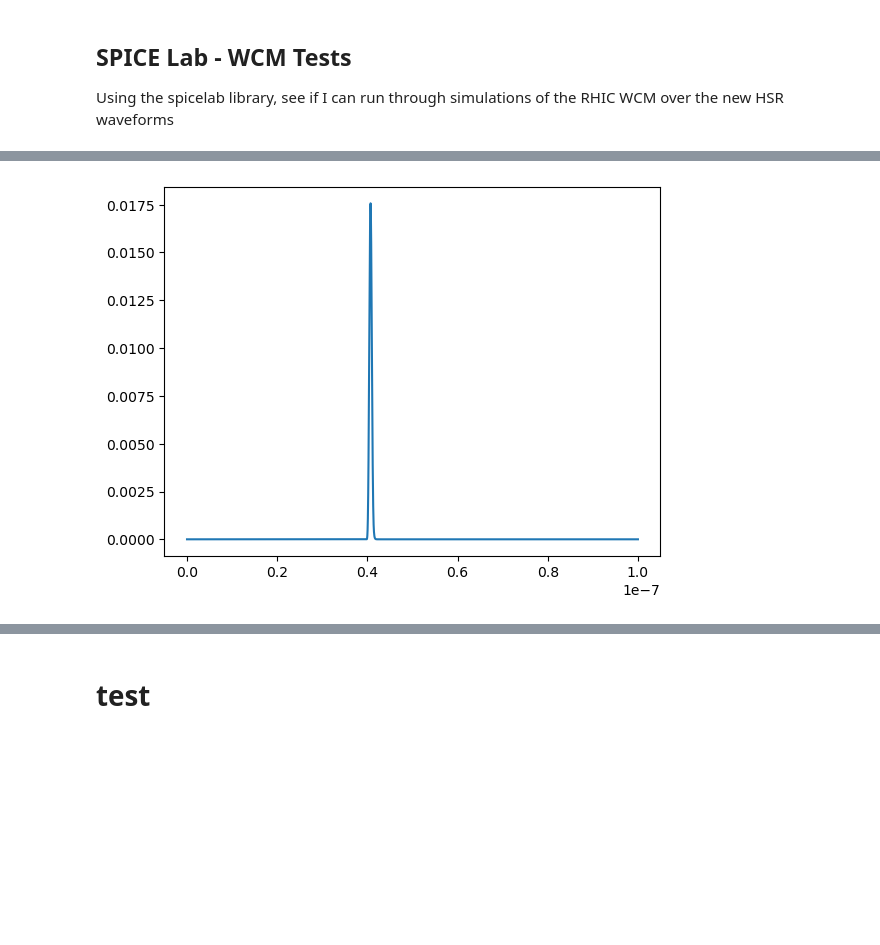
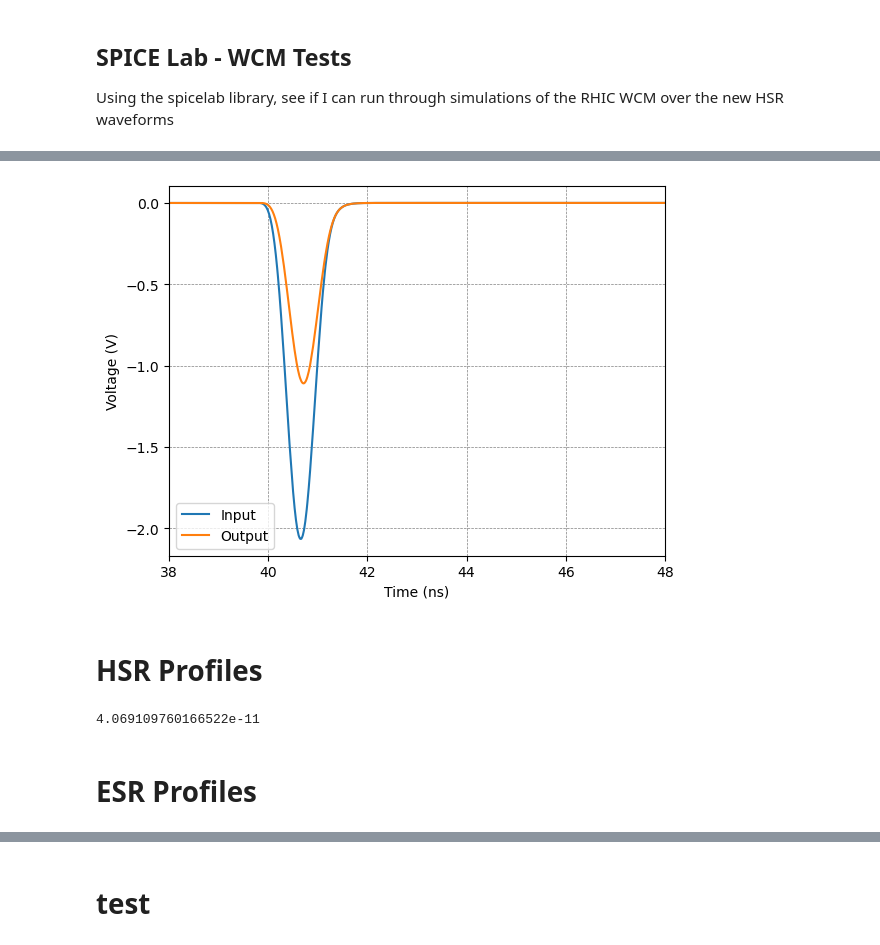
Before and after one commit to whyven/instrSimTools, a Jupyter notebook: instrSimTools/Testing_Notebook.ipynb, the cells around one changed output, grey strips where cells are left out. Drawn from its saved outputs; the diff is of its cells as text; code cells hidden in the pictures; blank space fills up the shorter version.

Commit message:
correct constants in waveforms

```diff
--- a/instrSimTools/Testing_Notebook.ipynb
+++ b/instrSimTools/Testing_Notebook.ipynb
@@ -443,7 +443,7 @@ runner = SimRunner(simulator=LTspice, output_folder=sim_output_path)
 wcm_asc = AscEditor(asc_path)
 
 # set default arguments
-wcm_asc.set_parameters(llf=233.56e-6, cbr=65.17e-12, ccc=64e-12, Ls=1.69e-11, Cp=7.5e-12, rwcm=1.00, rload=49.9 )
+wcm_asc.set_parameters(llf=189.79e-6, cbr=65.17e-12, ccc=15.7e-12, Ls=(2e-9/83), Cp=(0.5e-12)*83, rwcm=(100/83), rload=49.9 )
 wcm_asc.add_instructions(
     "; Simulation settings",
     ";.param run = 0"
@@ -476,7 +478,7 @@ wcm_asc.add_instructions(".TRAN 1p 100n 0 10p")
 # %%
 alt_solver = True
 for waveform in Waveforms.keys():              # --- Cycle through list of waveforms
-    wcm_asc['V1']['Value'] = "PWL SCOPEDATA="+ Waveforms[waveform]  # --- Set V1 model to selected waveform
+    wcm_asc['I1']['Value'] = "PWL SCOPEDATA="+ Waveforms[waveform]  # --- Set V1 model to selected waveform
     print("simulating response to:", waveform)
 
     # small example on how to use options, here how to force the solver
@@ -487,16 +489,6 @@ for waveform in Waveforms.keys():              # --- Cycle through list of wavef
         opts.append('-norm')
 
     runner.run(wcm_asc, switches=opts, exe_log=True)  # run, and log console output fo file
-
-for raw, log in runner:
-    print("Raw file: %s, Log file: %s" % (raw, log))
-    # do something with the data
-    raw_data = RawRead(raw)
-    log_data = LTSpiceLogReader(log)
-    # ...
-
-# Sim Statistics
-print('Successful/Total Simulations: ' + str(runner.okSim) + '/' + str(runner.runno))
 # %% [output]
 simulating response to: INJ
 simulating response to: COOL
@@ -511,0 +498,16 @@ Successful/Total Simulations: 5/5
+# %%
+data_test = {}
+for raw, log in runner:
+    print("Raw file: %s, Log file: %s" % (raw, log))
+    # do something with the data
+    raw_data = RawRead(raw)
+    x = raw_data.get_wave('time')
+    y1 = raw_data.get_wave('V(wcm_in)')
+    y2 = raw_data.get_wave('V(wcm_out)')
+    data_test[str(raw)[-1]] = (x, y1, y2)
+
+    log_data = LTSpiceLogReader(log)
+    # ...
+
+# Sim Statistics
+print('Successful/Total Simulations: ' + str(runner.okSim) + '/' + str(runner.runno))
@@ -514,11 +523,36 @@ x = raw_data.get_wave('time')
 y =raw_data.get_wave('V(wcm_out)')
 # %%
 plt.Figure()
-plt.plot(x,y)
+plt.plot(x*1e9,y1,x*1e9,y2)
+plt.xlim([38, 48])
+plt.xlabel('Time (ns)')
+plt.ylabel('Voltage (V)')
+plt.legend(['Input', 'Output'])
+plt.grid(True, which='both', ls='--', lw=0.5, color='gray')
 plt.show()
 # %% [output]
-[figure, old version]
+[figure, new version]
 # %%
 enter = input("Press enter to delete created files")
 if enter == '':
     runner.cleanup_files()
+# %% [markdown]
+# HSR Profiles
+# %%
+# --- Make signals to test -- HSR Signals
+num_bunches = 2
+time_ary = np.linspace(-1*(num_bunches*0.5)/HSR_RF_24M, num_bunches*0.5/HSR_RF_24M, 3000)  # time array for 1 RF cycle
+
+# --- Make HSR Signals
+HSR_SIGS = {
+    'PP_INJ': cosine_square_pulse( time_ary, (1/HSR_RF_24M) ),
+    'Au_INJ': cosine_square_pulse( time_ary, (1/HSR_RF_24M) ),
+    'COOL': mod_cos_sq_pulse( time_ary, (1/HSR_RF_24M), HSR_RF_49M, 1.0, 0.25, 0.0 ),
+    'RAMP': mod_cos_sq_pulse( time_ary, (1/HSR_RF_24M), HSR_RF_197M, 1.0, 0.33, 0.0 ),
+    'STORE1': cosine_square_pulse( time_ary, (1/HSR_RF_197M) ),
+    'STORE2': cosine_square_pulse( time_ary, (1/HSR_RF_591M) ),
+}
+# %% [output]
+4.069109760166522e-11
+# %% [markdown]
+# ESR Profiles
```
Also changed, not shown: parts of 21 cells of this notebook, 1 other file.
